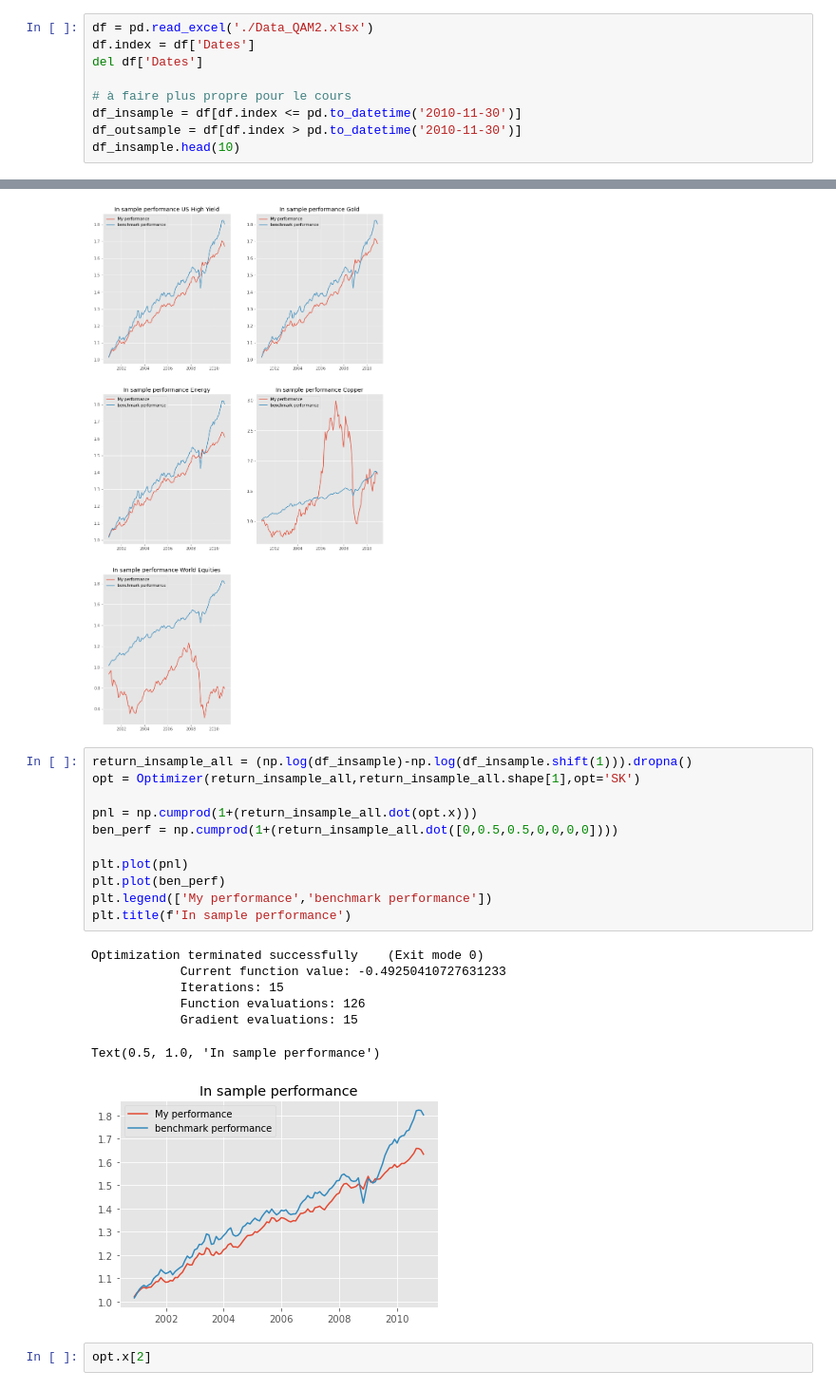
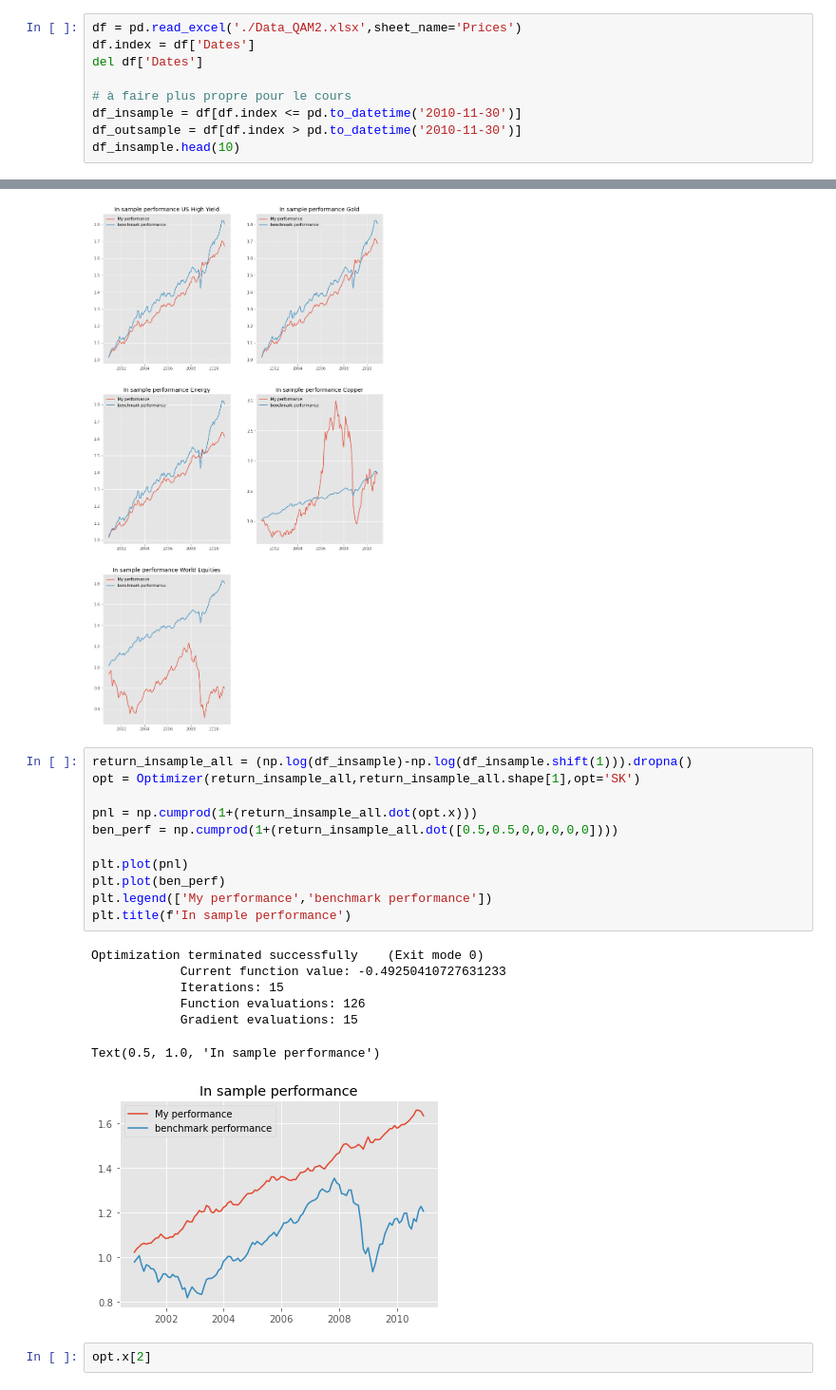
Before and after one commit to GuillaumePv/Quantitative-asset-risk-management-course, a Jupyter notebook: A2/main_A2.ipynb, the cells around one changed output, grey strips where cells are left out. Shown at 95% size. Drawn from its saved outputs; the diff is of its cells as text.

```diff
--- a/A2/main_A2.ipynb
+++ b/A2/main_A2.ipynb
@@ -12,7 +12,7 @@ import seaborn as sns
 from optimizer import Optimizer
 plt.style.use('ggplot')
 # %%
-df = pd.read_excel('./Data_QAM2.xlsx')
+df = pd.read_excel('./Data_QAM2.xlsx',sheet_name='Prices')
 df.index = df['Dates']
 del df['Dates']
 
@@ -241,22 +241,22 @@ Optimization terminated successfully    (Exit mode 0)
 # %%
 return_insample_all = (np.log(df_insample)-np.log(df_insample.shift(1))).dropna()
 opt = Optimizer(return_insample_all,return_insample_all.shape[1],opt='SK')
 
 pnl = np.cumprod(1+(return_insample_all.dot(opt.x)))
-ben_perf = np.cumprod(1+(return_insample_all.dot([0,0.5,0.5,0,0,0,0])))
+ben_perf = np.cumprod(1+(return_insample_all.dot([0.5,0.5,0,0,0,0,0])))
 
 plt.plot(pnl)
 plt.plot(ben_perf)
 plt.legend(['My performance','benchmark performance'])
 plt.title(f'In sample performance')
 # %% [output]
 Optimization terminated successfully    (Exit mode 0)
             Current function value: -0.49250410727631233
             Iterations: 15
             Function evaluations: 126
             Gradient evaluations: 15
 Text(0.5, 1.0, 'In sample performance')
-[figure, old version]
+[figure, new version]
 # %%
 opt.x[2]
 # %% [output]
```
Also changed, not shown: parts of 8 cells of this notebook, 4 other files.
